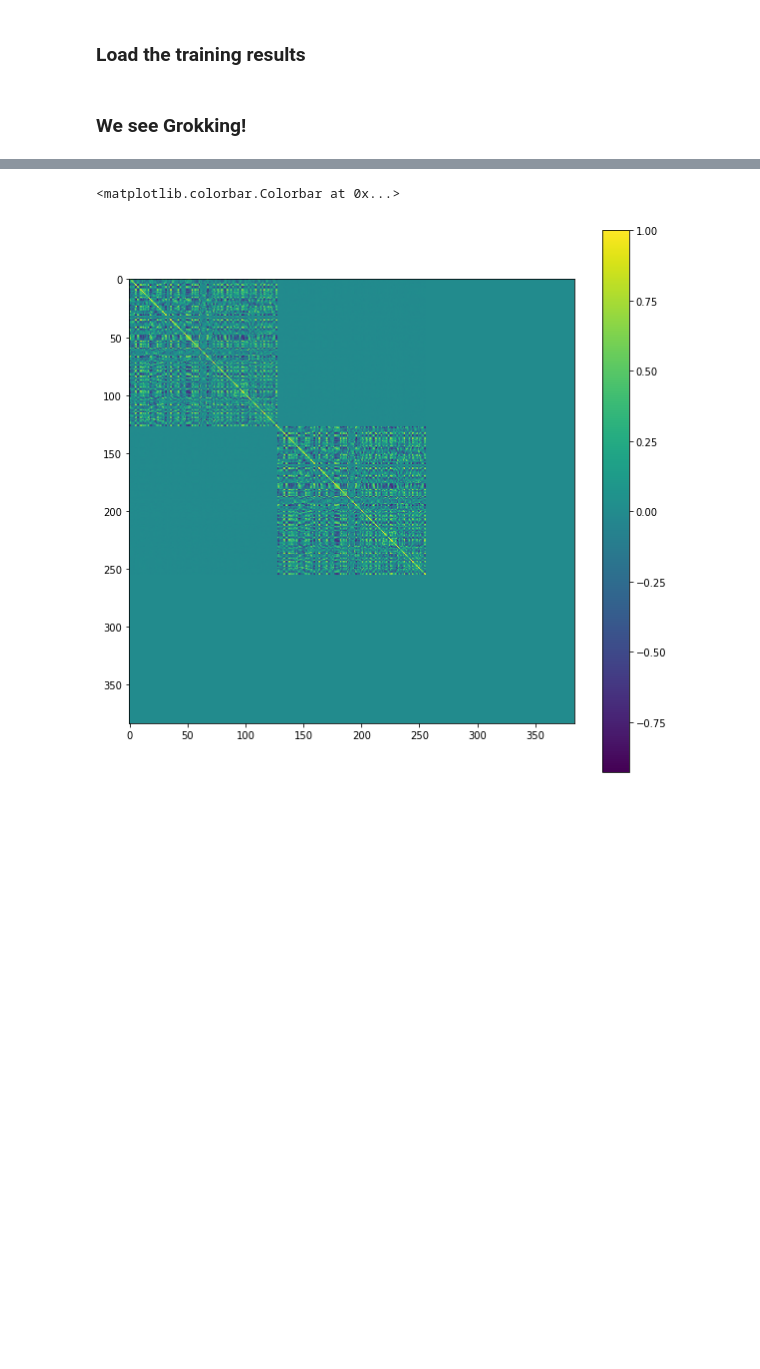
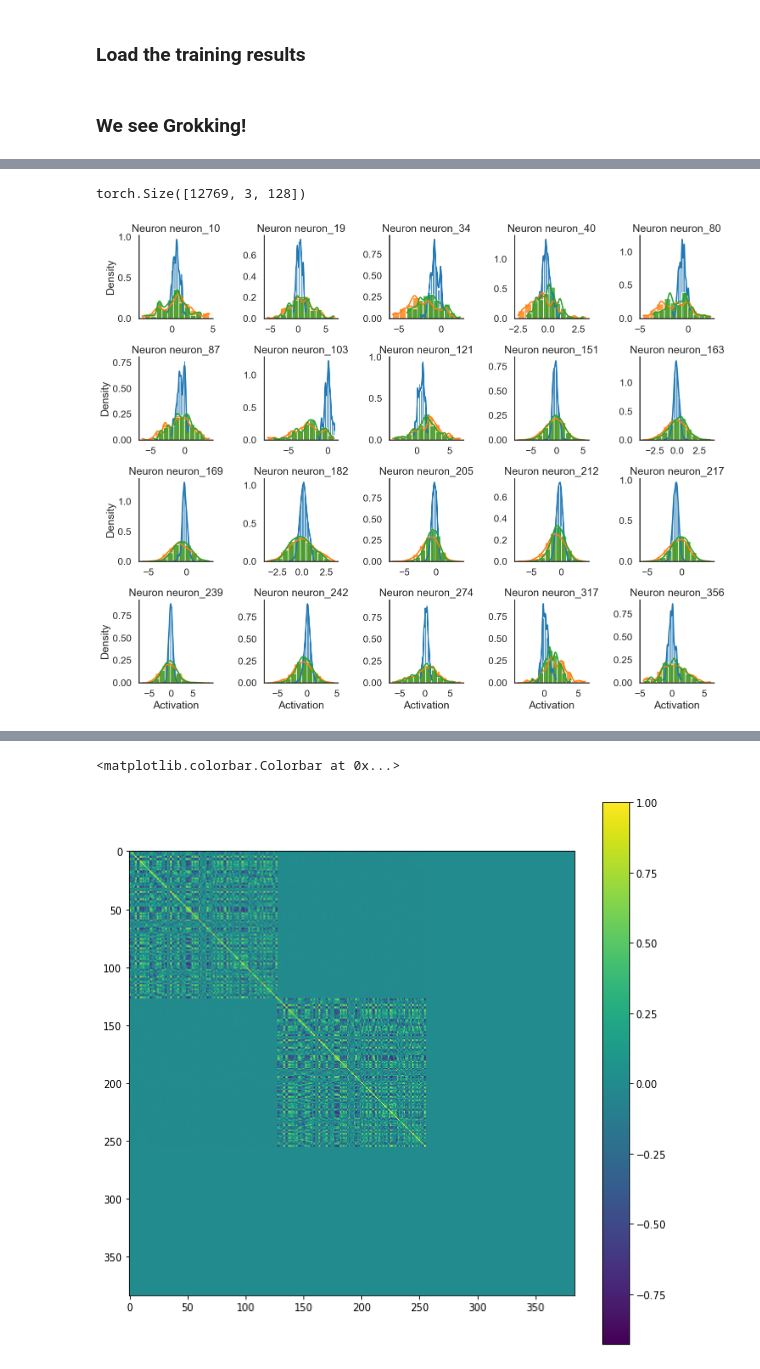
Before and after one commit to adamimos/transformerPlayground, a Jupyter notebook: modular_addition.ipynb, the cells around one changed output, grey strips where cells are left out. Cells and saved outputs as stored; diff of their text form; code cells hidden in the pictures; blank space fills up the shorter version.

```diff
--- a/modular_addition.ipynb
+++ b/modular_addition.ipynb
@@ -666,0 +700,51 @@ for i, neuron_ind in enumerate(neuron_inds):
+# %%
+W_E[0]['add_1_9'].tensor_contents.shape
+# %% [output]
+torch.Size([12769, 3, 128])
+# %%
+def get_acts_for_epoch_and_module(W_E, epoch, module):
+    activations = W_E[epoch][module].tensor_contents # (batch_size, seq_len, hidden_size)
+    trials, input_size, d_model = activations.shape
+    n_neurons = input_size * d_model
+    activations = activations.reshape(trials, n_neurons)
+    return activations
+
+model_part = {'embed': 'add_1_9', 'attn_out': 'cat_1_50', 'mlp_out': 'linear_18_54'}
+
+epochs = [50, 750, 1500]
+module = model_part['attn_out']
+
+full_df = pd.DataFrame()
+for e in epochs:
+    activations = get_acts_for_epoch_and_module(W_E, e, module)
+    # choose some random neuron indices
+    # put the data into a pandas df so that we can plot histograms of the activations
+    df = pd.DataFrame(activations, columns=[f'neuron_{i}' for i in range(activations.shape[1])])
+    df = df.melt(var_name='neuron', value_name='activation')
+    df['epoch'] = e
+    full_df = pd.concat([full_df, df], axis=0)
+
+# choose random neurons, by querying a random set of values of the neuron column
+# get all possible values of the neuron column
+neuron_indices = full_df['neuron'].unique()
+# choose some random neuron indices
+neuron_indices = np.random.choice(neuron_indices, size=20, replace=False)
+full_df = full_df.query('neuron in @neuron_indices')
+
+# Set seaborn style and context
+sns.set_style('white')
+sns.set_context('talk')
+
+# Create a FacetGrid for the histograms of the activations
+g = sns.FacetGrid(full_df, col='neuron', col_wrap=5, sharex=False, sharey=False, hue='epoch')
+# make these densities
+g.map(sns.histplot, 'activation', kde=True, bins=10, alpha=0.8, stat='density')
+
+# Improve aesthetics
+g.set_axis_labels("Activation", "Density")
+g.set_titles("Neuron {col_name}")
+g.despine(left=False, bottom=False)
+
+plt.show()
+# %% [output]
+[figure, added]
```
Also changed, not shown: parts of 42 cells of this notebook, 1 other file.
